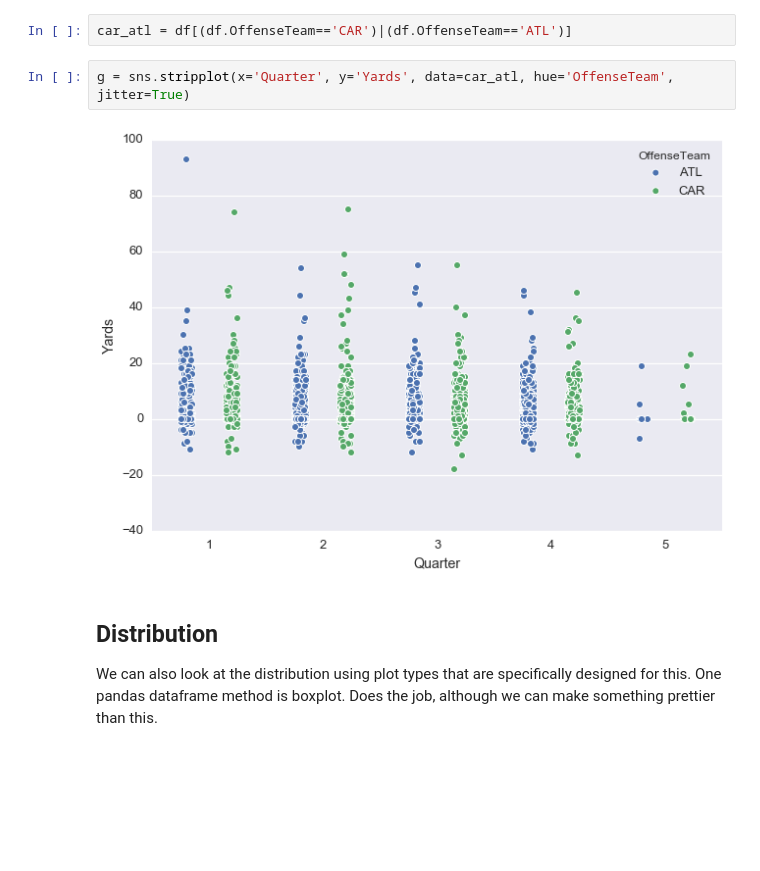
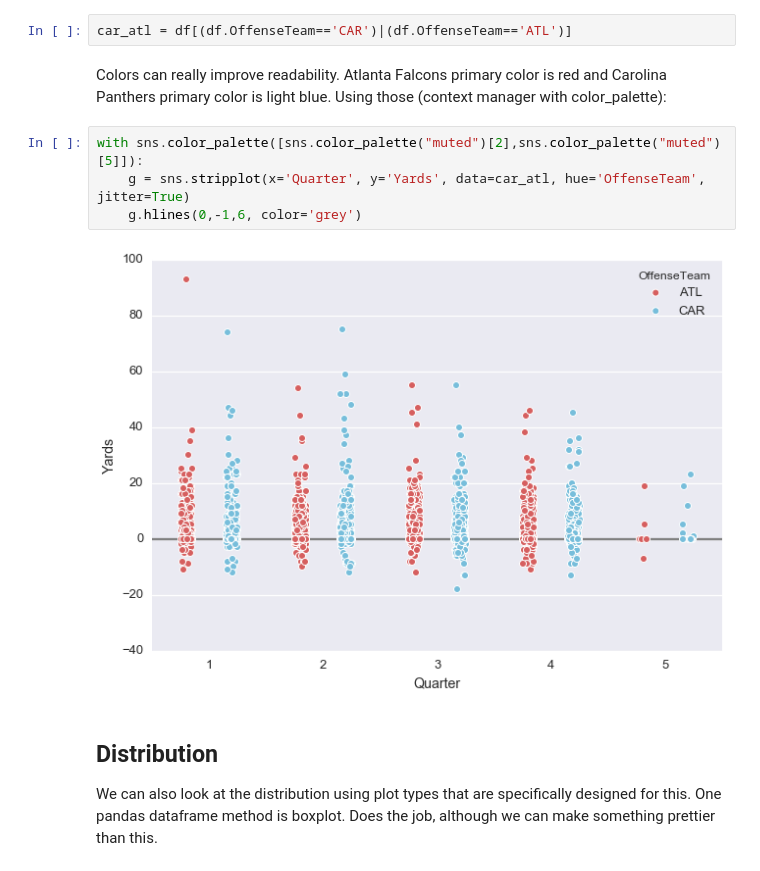
Before and after one commit to fdion/infographics_research, a Jupyter notebook: nfl_viz.ipynb, the cells around one changed output. Cells and saved outputs as stored; diff of their text form; blank space fills up the shorter version.

```diff
--- a/nfl_viz.ipynb
+++ b/nfl_viz.ipynb
@@ -82,10 +82,14 @@ g = sns.stripplot(x='Yards', y='GameDate', data=car,
 How about comparing two teams? Say, Carolina and Atlanta. Let's see how they do in yards (loss and gains) per quarters, for this season up to 9/13.
 # %%
 car_atl = df[(df.OffenseTeam=='CAR')|(df.OffenseTeam=='ATL')]
+# %% [markdown]
+Colors can really improve readability. Atlanta Falcons primary color is red and Carolina Panthers primary color is light blue. Using those (context manager with color_palette):
 # %%
-g = sns.stripplot(x='Quarter', y='Yards', data=car_atl, hue='OffenseTeam', jitter=True)
+with sns.color_palette([sns.color_palette("muted")[2],sns.color_palette("muted")[5]]):
+    g = sns.stripplot(x='Quarter', y='Yards', data=car_atl, hue='OffenseTeam', jitter=True)
+    g.hlines(0,-1,6, color='grey')
 # %% [output]
-[figure, old version]
+[figure, new version]
 # %% [markdown]
 ## Distribution
 
```
Also changed, not shown: parts of 3 cells of this notebook.
